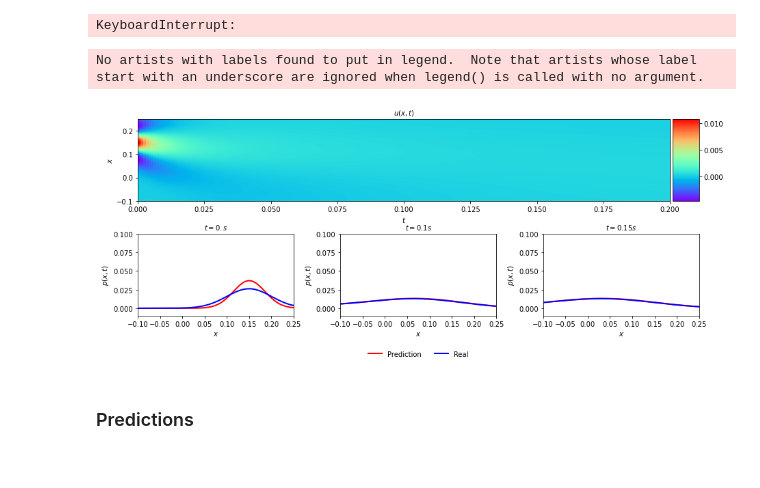
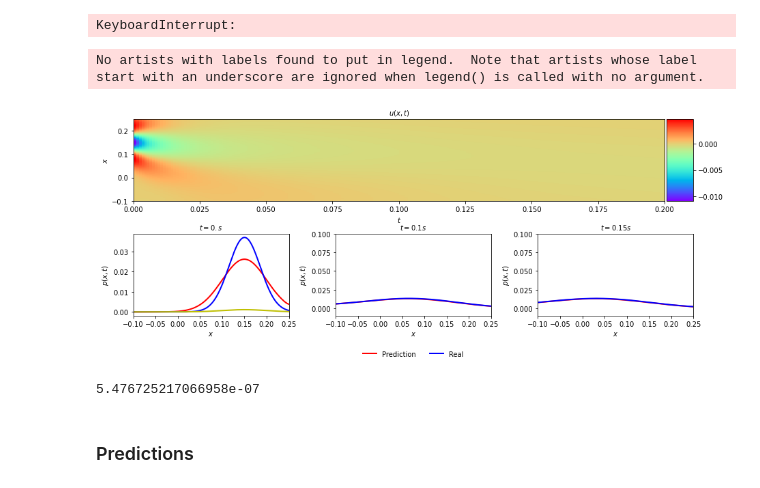
Before and after one commit to ElHuaco/PINN-fokker-planck, a Jupyter notebook: src/OUR CODE/comparison.ipynb, the cells around one changed output. Saved outputs shown, nothing was run; the diff lists cells and outputs as text; code cells hidden in the pictures.

```diff
--- a/src/OUR CODE/comparison.ipynb
+++ b/src/OUR CODE/comparison.ipynb
@@ -507,7 +507,7 @@ def differenceplot(u_pred, real,X_u_train):
     ax.set_title('$t = 0.s$', fontsize = 10)
     #ax.axis('square')
     ax.set_xlim([x_lower ,x_upper])
-    ax.set_ylim([-0.01, 0.1])
+    #ax.set_ylim([-0.01, 0.1])
 
     ax = plt.subplot(gs0[1, 1])
     #ax.plot(x,usol.T[50,:], 'b-', linewidth = 2, label = 'Exact')
@@ -614,35 +614,43 @@ N_f = 1000 #Total number of collocation points
 x_f_train, x_bc_train, x_ic_train, p_ic_train, x_norm_instants = trainingdata(N_bc, N_ic, N_f)
 
 import pickle
 filename = '/Users/max/Documents/Lab_b/PINNs-Review/src/OUR CODE/simulations/numerical_solution.sav'
 real = pickle.load(open(filename, 'rb'))
 
 layers = np.array([2,20,20,20,20,20,20,20,20,1]) #8 hidden layers
 
 PINN = Sequentialmodel(layers, low_bound, up_bound,
                       x_ic_train, p_ic_train,
                       x_bc_train,
                       x_f_train,
                       x_norm_instants,
                       A=A,
                       D=D)
 
 init_params = np.loadtxt("./models/MODEL_WEIGHTS_IC100_BC100_f1000_t0.2197371130248822_iter25000_xLower-0.1_xUpper0.25_micrometers_miliseconds_k1e-7_r1e-20.txt")
 PINN.set_weights(init_params)
 x = np.linspace(-0.1, 0.25, 350)
 y = np.linspace(0, 0.2, 200)
 X, T = np.meshgrid(x, y)
 X_p_test = np.hstack((X.flatten()[:, None], T.flatten()[:, None]))
 p_pred = PINN.evaluate(X_p_test)
 
 
 p_pred = np.reshape(p_pred,(350, 200),order='F')                        # Fortran Style ,stacked column wise!
 
 ''' Solution Plot '''
-differenceplot(real.T/np.sum(real.T[0]), p_pred/np.sum(p_pred[0]),X_p_test)
+differenceplot(p_pred/np.sum(p_pred[0]) ,real.T/np.sum(real.T[0]),X_p_test)
 # %% [output]
 No artists with labels found to put in legend.  Note that artists whose label start with an underscore are ignored when legend() is called with no argument.
-[figure, old version]
+[figure, new version]
+# %%
+from sklearn.metrics import mean_squared_error
+def accuracy(numerical, predicted):
+    return mean_squared_error(numerical.flatten(), predicted.flatten())
+
+accuracy(p_pred/np.sum(p_pred[0]) ,real.T/np.sum(real.T[0]))
+# %% [output]
+5.476725217066958e-07
 # %% [markdown]
 ### Predictions
 # %%
```
